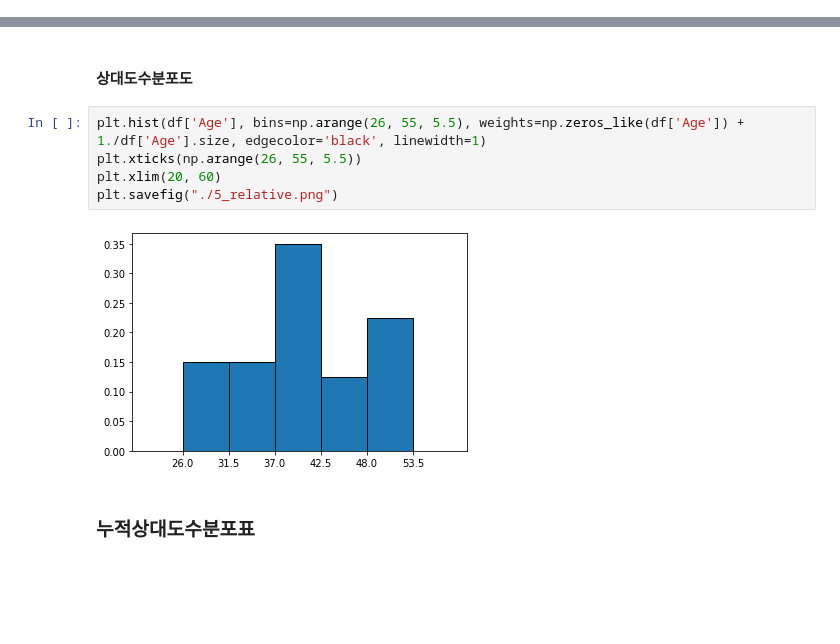
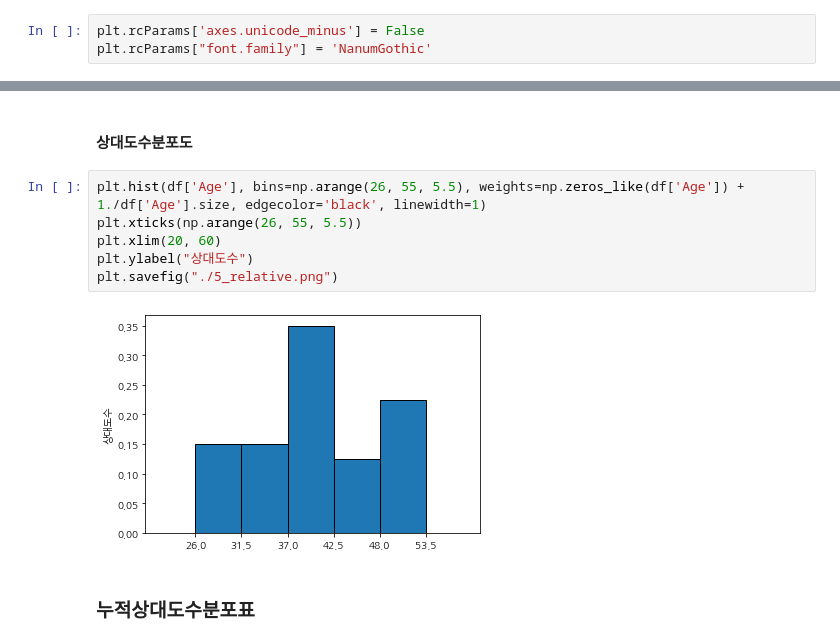
Before and after one commit to enfycius/Statistics, a Jupyter notebook: HW1/2-21.ipynb, the cells around one changed output, grey strips where cells are left out. Drawn from its saved outputs; the diff is of its cells as text; blank space fills up the shorter version.

```diff
--- a/HW1/2-21.ipynb
+++ b/HW1/2-21.ipynb
@@ -8,6 +8,9 @@ df = pd.DataFrame({'Age': [36, 48, 50, 44, 29, 40, 38,
 # %%
 import matplotlib.pyplot as plt
 import numpy as np
+# %%
+plt.rcParams['axes.unicode_minus'] = False
+plt.rcParams["font.family"] = 'NanumGothic'
 # %%
 df.min()
 # %% [output]
@@ -90,10 +94,11 @@ table
 # %%
 plt.hist(df['Age'], bins=np.arange(26, 55, 5.5), weights=np.zeros_like(df['Age']) + 1./df['Age'].size, edgecolor='black', linewidth=1)
 plt.xticks(np.arange(26, 55, 5.5))
 plt.xlim(20, 60)
+plt.ylabel("상대도수")
 plt.savefig("./5_relative.png")
 # %% [output]
-[figure, old version]
+[figure, new version]
 # %% [markdown]
 ### 누적상대도수분포표
 # %%
```
Also changed, not shown: parts of 16 cells of this notebook.
